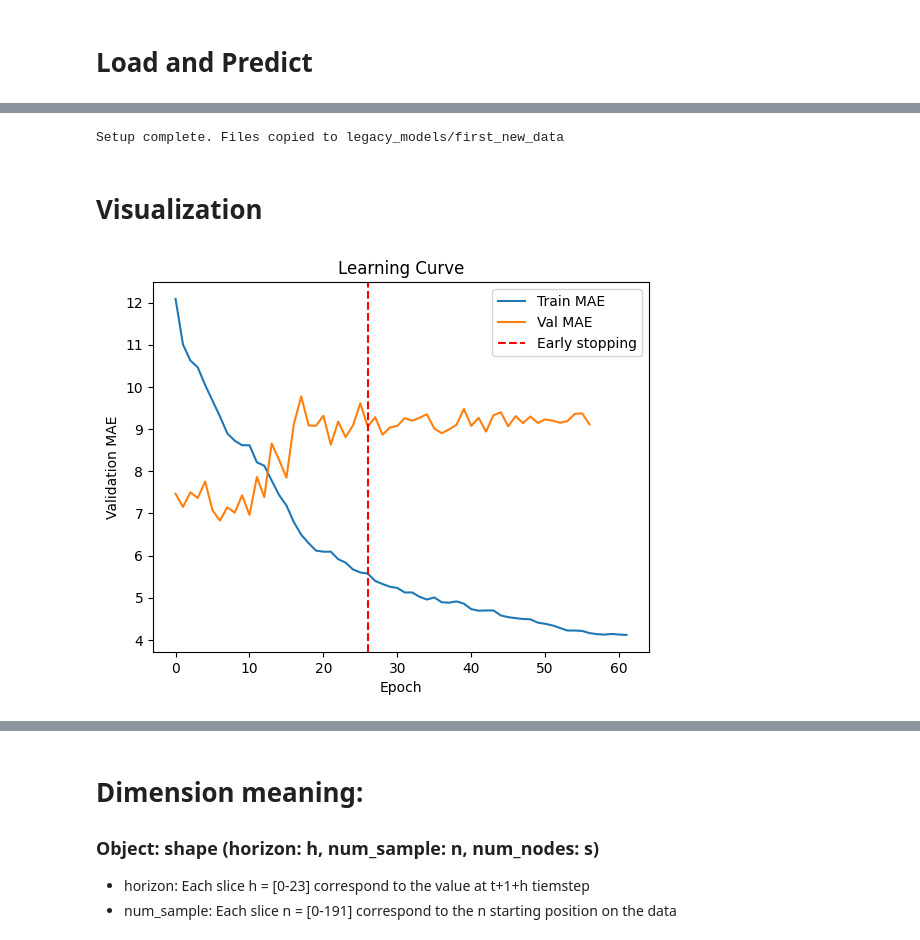
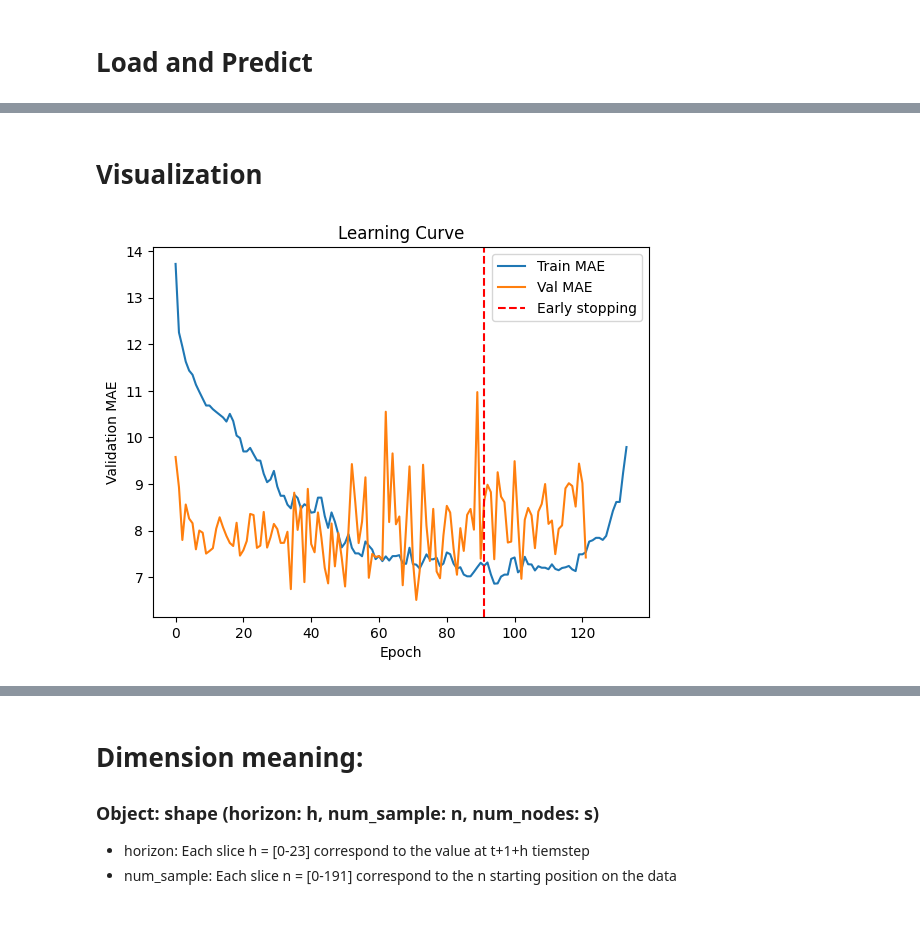
Before and after one commit to GemsLoveNLP/DCRNN_PyTorch, a Jupyter notebook: evaluate.ipynb, the cells around one changed output, grey strips where cells are left out. Cells and saved outputs as stored; diff of their text form; code cells hidden in the pictures.

Commit message:
add: light weight model

```diff
--- a/evaluate.ipynb
+++ b/evaluate.ipynb
@@ -72,9 +64,3 @@ def save_model(nickname,input_address,output_directory):
-# %%
-save_model(nickname="first_new_data",
-           input_address=input_name,
-           output_directory="legacy_models/")
-# %% [output]
-Setup complete. Files copied to legacy_models/first_new_data
 # %% [markdown]
 # Visualization
 # %%
@@ -193,9 +179,9 @@ def visualize(file_name):
     compute_at_sample(predictions,truth,0,0)
     compute_mae_per_sample(predictions,truth)
 # %%
-view_learning_curve("experiments/dcrnn_L_3_h_24_128-128_lr_0.001_bs_32_0310163311/info.log")
+view_learning_curve("experiments/dcrnn_DR_3_h_24_32-32_lr_0.01_bs_64_0311152025/info.log")
 # %% [output]
-[figure, old version]
+[figure, new version]
 # %%
 visualize("data/predictions/train_dcrnn_predictions.npz")
 # %% [output]
```
Also changed, not shown: parts of 8 cells of this notebook, 10 other files.
